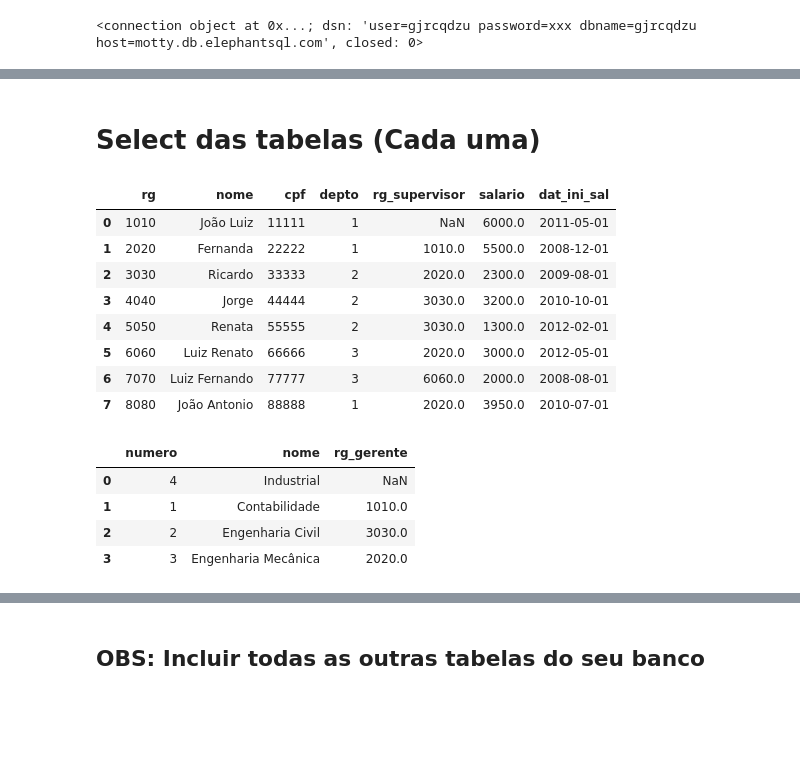
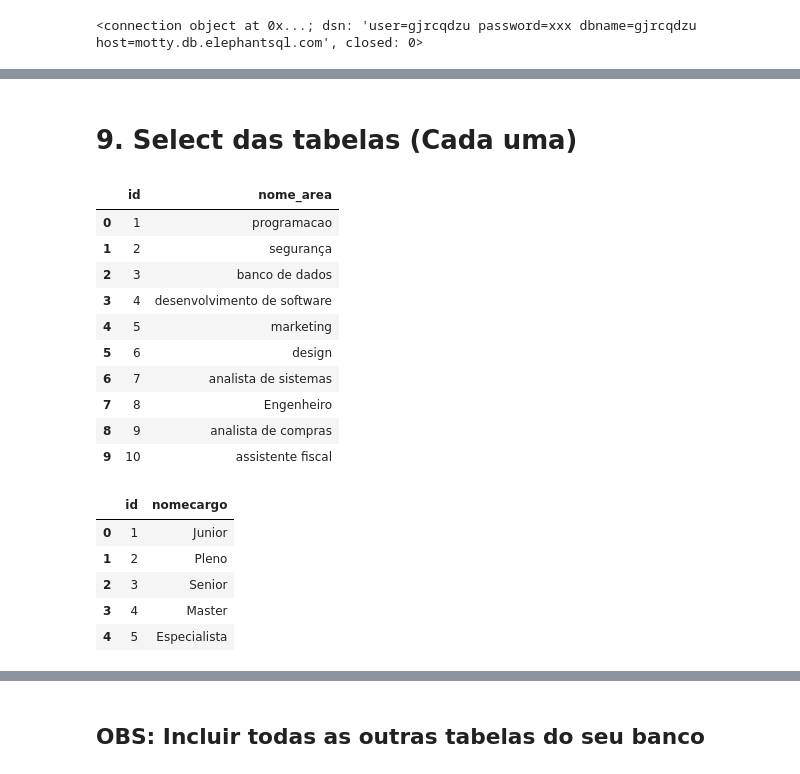
Before and after one commit to MateusLannes/Trabalho_BD1_2022, a Jupyter notebook: Files/Colab/GHHL_Contrat.ipynb, the cells around one changed output, grey strips where cells are left out. Drawn from its saved outputs; the diff is of its cells as text; code cells hidden in the pictures; blank space fills up the shorter version.

```diff
--- a/Files/Colab/GHHL_Contrat.ipynb
+++ b/Files/Colab/GHHL_Contrat.ipynb
@@ -41,7 +41,7 @@ import psycopg2
 conn = psycopg2.connect(host="motty.db.elephantsql.com",
                         database="gjrcqdzu",
                         user="gjrcqdzu",
-                        password="HlZ6pF_dL9msv-2zZPhjeSyyjjE4--jZ")
+                        password="HK20B3-W6Ike1du5sC5S8KmWPZEiXODp")
 # %%
 conn
 # %% [output]
@@ -60,24 +402,27 @@ Uma empresa multinacional de tecnologia deseja um sistema para auxiliar na contr
 # %% [markdown]
-# Select das tabelas (Cada uma)
+# 9. Select das tabelas (Cada uma)
 # %%
-res = pd.read_sql_query("""select * from empregado """,conn)
+res = pd.read_sql_query("""select * from area """,conn)
 res
 # %% [output]
-|  | rg | nome | cpf | depto | rg_supervisor | salario | dat_ini_sal |
-| 0 | 1010 | João Luiz | 11111 | 1 | NaN | 6000.0 | 2011-05-01 |
-| 1 | 2020 | Fernanda | 22222 | 1 | 1010.0 | 5500.0 | 2008-12-01 |
-| 2 | 3030 | Ricardo | 33333 | 2 | 2020.0 | 2300.0 | 2009-08-01 |
-| 3 | 4040 | Jorge | 44444 | 2 | 3030.0 | 3200.0 | 2010-10-01 |
-| 4 | 5050 | Renata | 55555 | 2 | 3030.0 | 1300.0 | 2012-02-01 |
-| 5 | 6060 | Luiz Renato | 66666 | 3 | 2020.0 | 3000.0 | 2012-05-01 |
-| 6 | 7070 | Luiz Fernando | 77777 | 3 | 6060.0 | 2000.0 | 2008-08-01 |
-| 7 | 8080 | João Antonio | 88888 | 1 | 2020.0 | 3950.0 | 2010-07-01 |
+|  | id | nome_area |
+| 0 | 1 | programacao |
+| 1 | 2 | segurança |
+| 2 | 3 | banco de dados |
+| 3 | 4 | desenvolvimento de software |
+| 4 | 5 | marketing |
+| 5 | 6 | design |
+| 6 | 7 | analista de sistemas |
+| 7 | 8 | Engenheiro |
+| 8 | 9 | analista de compras |
+| 9 | 10 | assistente fiscal |
 # %%
-res = pd.read_sql_query("""select * from departamento """,conn)
+res = pd.read_sql_query("""select * from cargo """,conn)
 res
 # %% [output]
-|  | numero | nome | rg_gerente |
-| 0 | 4 | Industrial | NaN |
-| 1 | 1 | Contabilidade | 1010.0 |
-| 2 | 2 | Engenharia Civil | 3030.0 |
-| 3 | 3 | Engenharia Mecânica | 2020.0 |
+|  | id | nomecargo |
+| 0 | 1 | Junior |
+| 1 | 2 | Pleno |
+| 2 | 3 | Senior |
+| 3 | 4 | Master |
+| 4 | 5 | Especialista |
```
Also changed, not shown: parts of 11 cells of this notebook.
